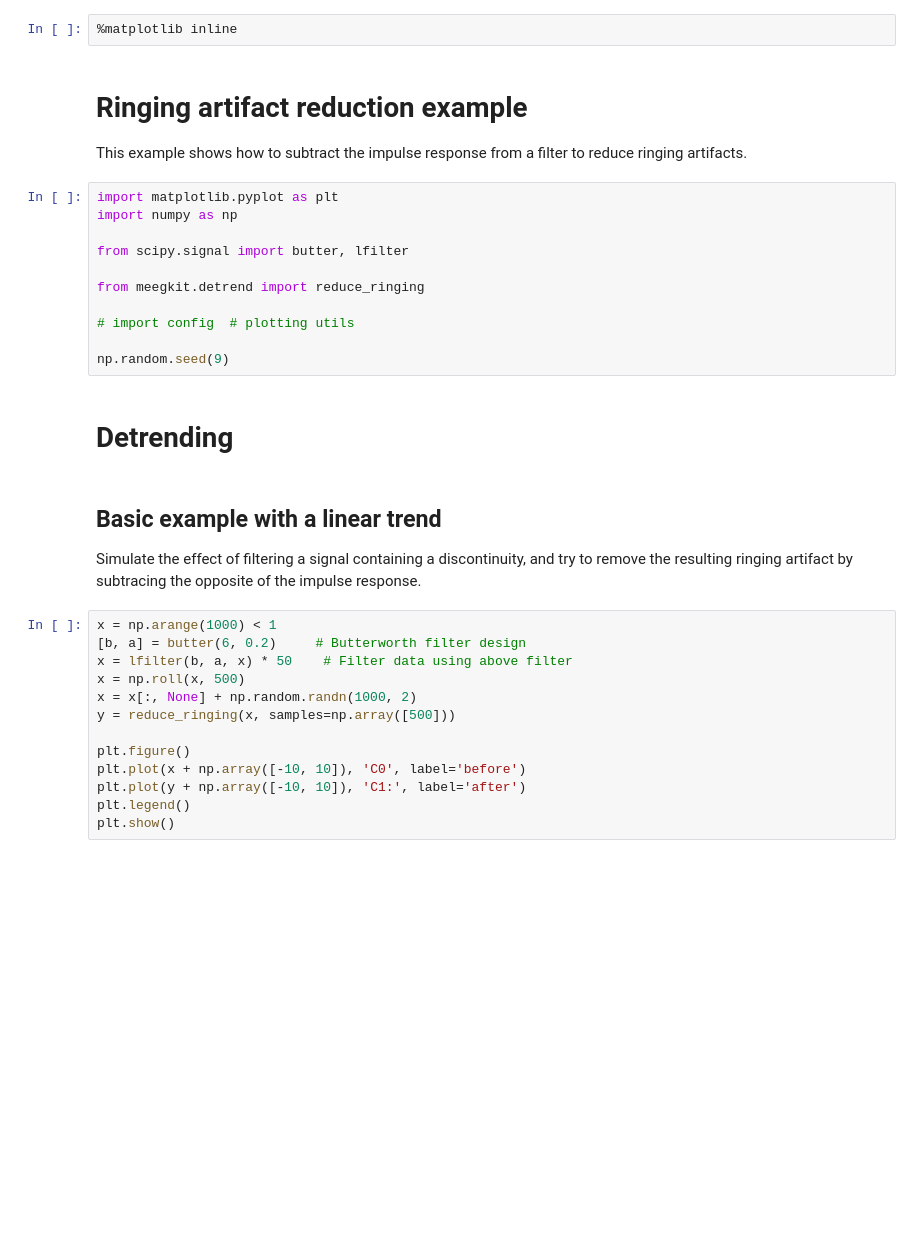
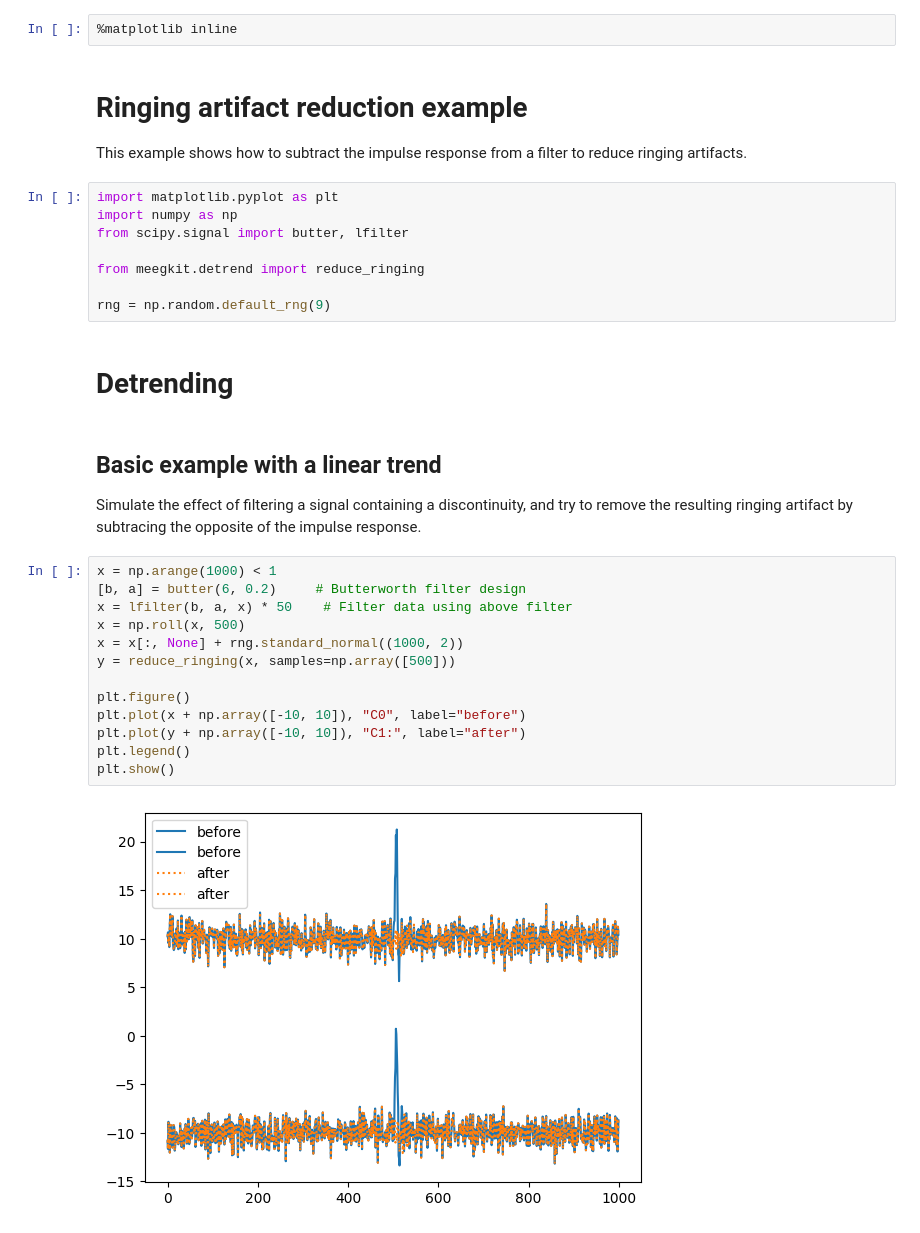
Before and after one commit to nbara/python-meegkit, a Jupyter notebook: examples/example_dering.ipynb, the cells around one changed output. Cells and saved outputs as stored; diff of their text form; blank space fills up the shorter version.

```diff
--- a/examples/example_dering.ipynb
+++ b/examples/example_dering.ipynb
@@ -2,41 +2,37 @@
 %matplotlib inline
 # %% [markdown]
 
-Ringing artifact reduction example
-==================================
+# Ringing artifact reduction example
 
 This example shows how to subtract the impulse response from a filter to
 reduce ringing artifacts.
 # %%
 import matplotlib.pyplot as plt
 import numpy as np
-
 from scipy.signal import butter, lfilter
 
 from meegkit.detrend import reduce_ringing
 
-# import config  # plotting utils
-
-np.random.seed(9)
+rng = np.random.default_rng(9)
-# %% [markdown]
-Detrending
-=============================================================================
+# %% [markdown]
+# Detrending
 # %% [markdown]
-Basic example with a linear trend
------------------------------------------------------------------------------
+## Basic example with a linear trend
 Simulate the effect of filtering a signal containing a discontinuity, and try
 to remove the resulting ringing artifact by subtracing the opposite of the
 impulse response.
 # %%
 x = np.arange(1000) < 1
 [b, a] = butter(6, 0.2)     # Butterworth filter design
 x = lfilter(b, a, x) * 50    # Filter data using above filter
 x = np.roll(x, 500)
-x = x[:, None] + np.random.randn(1000, 2)
+x = x[:, None] + rng.standard_normal((1000, 2))
 y = reduce_ringing(x, samples=np.array([500]))
 
 plt.figure()
-plt.plot(x + np.array([-10, 10]), 'C0', label='before')
-plt.plot(y + np.array([-10, 10]), 'C1:', label='after')
+plt.plot(x + np.array([-10, 10]), "C0", label="before")
+plt.plot(y + np.array([-10, 10]), "C1:", label="after")
 plt.legend()
 plt.show()
+# %% [output]
+[figure, added]
```
Also changed, not shown: 18 other files.
